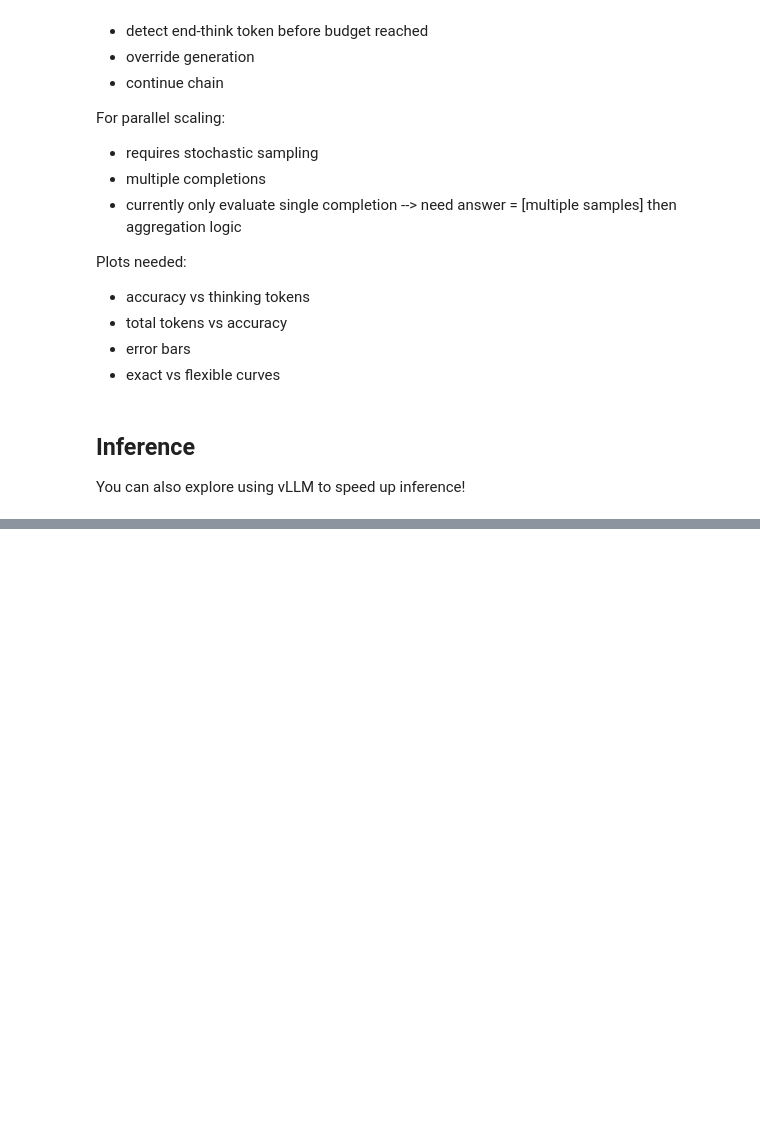
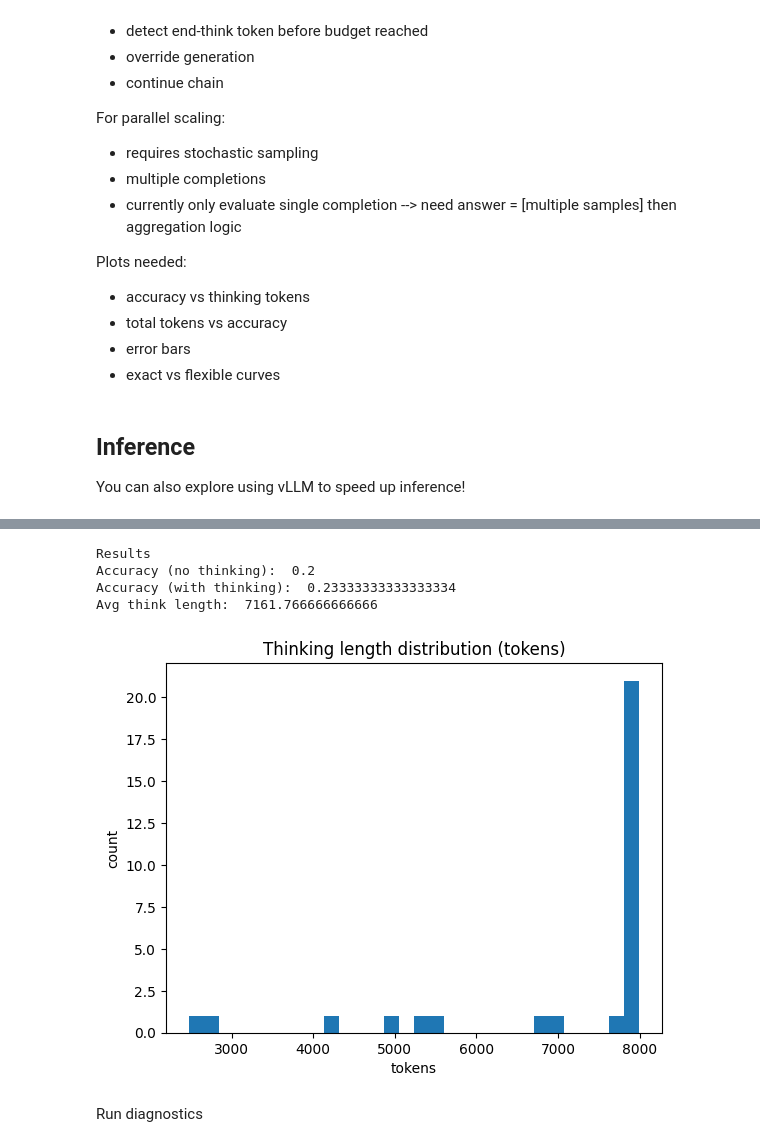
Before and after one commit to darbybrillon/cse493s-spring26-hw1, a Jupyter notebook: part_2_starter.ipynb, the cells around one changed output, grey strips where cells are left out. Cells and saved outputs as stored; diff of their text form; code cells hidden in the pictures; blank space fills up the shorter version.

Commit message:
thinking vs without thinking accuracy

```diff
--- a/part_2_starter.ipynb
+++ b/part_2_starter.ipynb
@@ -144,11 +145,9 @@ model.eval()
 records = []
 
 for i, example in enumerate(dataset):
-    problem = example["problem"]
-    gold_answer = int(example["answer"])
+    messages = example["prompt"]
+    gold_answer = int(example["label"])
 
-    messages = [{"role": "system", "content": "You are a careful competition math assistant.  Always output your final answer in \\boxed{}."},
-                {"role": "user", "content": problem}]
     prompt = tokenizer.apply_chat_template(
         messages,
         tokenize=False,
@@ -162,14 +161,25 @@ for i, example in enumerate(dataset):
         output_ids = model.generate(
             **inputs,
             max_new_tokens=MAX_NEW_TOKENS,
-            do_sample=False,
+            do_sample=False,    # False is greedy decoding, True would enable sampling probabilistically (for exploration)
             temperature=None,
             top_p=None,
+            repetition_penalty=1.3
         )
 
     # Decode only the newly generated tokens
     generated_ids = output_ids[0][inputs["input_ids"].shape[1]:]
     model_output = tokenizer.decode(generated_ids, skip_special_tokens=True)
+
+    think_len = None
+
+    start = model_output.find("<think>")
+    end = model_output.find("</think>")
+
+    if start != -1:
+        think_text = model_output[start + len("<think>"): end if end != -1 else None]
+        think_tokens = tokenizer(think_text, add_special_tokens=False)["input_ids"]
+        think_len = len(think_tokens)
 
     extracted = extract_answer(model_output, mode=ANSWER_MODE)
     if extracted is not None:
@@ -178,11 +188,12 @@ for i, example in enumerate(dataset):
         correct = False
 
     records.append({
-        "problem": problem,
+        "prompt": messages,
         "gold_answer": gold_answer,
         "model_output": model_output,
         "extracted_answer": extracted,
         "correct": correct,
+        "think_len": think_len
     })
 
     print(f"[{i+1}/{len(dataset)}] gold={gold_answer} pred={extracted} correct={correct}")
@@ -191,0 +315,26 @@ results_df
+# %%
+
+# results
+acc_no_think = sum(records_no_think) / len(records_no_think)
+acc_think = sum(records_think) / len(records_think)
+
+print("\nResults")
+print("Accuracy (no thinking): ", acc_no_think)
+print("Accuracy (with thinking): ", acc_think)
+print("Avg think length: ", sum(think_lengths)/len(think_lengths))
+
+# histogram
+plt.figure()
+plt.hist(think_lengths, bins=30)
+plt.title("Thinking length distribution (tokens)")
+plt.xlabel("tokens")
+plt.ylabel("count")
+plt.show()
+# %% [output]
+Results
+Accuracy (no thinking):  0.2
+Accuracy (with thinking):  0.23333333333333334
+Avg think length:  7161.766666666666
+[figure, added]
+# %% [markdown]
+Run diagnostics
```
Also changed, not shown: parts of 14 cells of this notebook.
